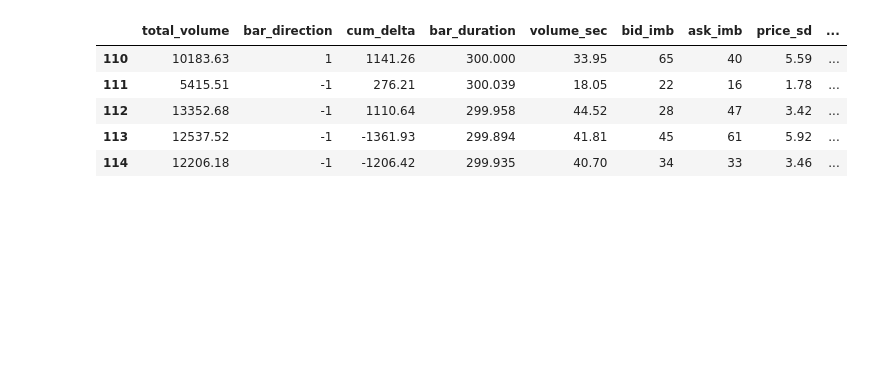
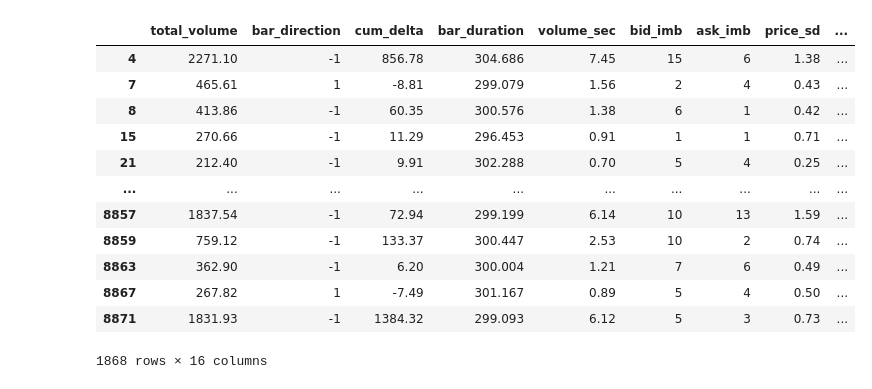
Before and after one commit to peteypivots/MarketDelta, a Jupyter notebook: plotting.ipynb, the cells around one changed output. Drawn from its saved outputs; the diff is of its cells as text; code cells hidden in the pictures; blank space fills up the shorter version.

```diff
--- a/plotting.ipynb
+++ b/plotting.ipynb
@@ -1,39 +1,50 @@
 # %%
 import numpy as np
 import pandas as pd
 
 col_names = ["start_time","end_time","open_price","closing_price","total_volume","bar_direction","cum_delta","bar_duration","volume_sec","high_wick_bid_ask","low_wick_bid_ask","bid_imb","ask_imb","price_sd","price_mean","net_delta_t3","net_delta_t2","net_delta_t1","log_return_p1"]
 
 data = pd.read_csv("output.csv", skiprows=1, header=None, names=col_names)
 data = data[["total_volume","bar_direction","cum_delta","bar_duration","volume_sec","bid_imb","ask_imb","price_sd","open_price","closing_price","price_mean","net_delta_t3","net_delta_t2","net_delta_t1","log_return_p1"]]
 
 data['log_return_p1'] = data['log_return_p1'].shift(-1)
 data = data.dropna()
 
 data["log_return_p1"] = data["log_return_p1"].astype(float)
 #data['log_bool'] = data['log_return_p1'].apply(lambda x: 'T' if float(x) > 0.2 else 'F')
 
+
 def logic(row):
-    if ((row["bar_direction"] == 1 and row["cum_delta"] < 0) or (row["bar_direction"] == -1 and row["cum_delta"] > 0)) and row["log_return_p1"] > 0.5:
-        return 'T'
+    if ((row["bar_direction"] == 1
+         and row["cum_delta"] < 0) or (row["bar_direction"] == -1
+         and row["cum_delta"] > 0)) and row["log_return_p1"] > 0.02:
+
+        return 1
     else:
-        return 'F'
+        return 0
 
 data = data.assign(log_bool=data.apply(logic, axis=1))
 
 
+#len(data["log_return_p1"] )
+len(data[data['log_bool'] == 1])
 
-len(data[data['log_bool'] == 'T'])
-
-data[data['log_bool'] == 'T'].head(1000)
-data[110:115]
+data[data['log_bool'] == 1]
+#data[3:7]
 # %% [output]
 |  | total_volume | bar_direction | cum_delta | bar_duration | volume_sec | bid_imb | ask_imb | price_sd | ... |
-| 110 | 10183.63 | 1 | 1141.26 | 300.000 | 33.95 | 65 | 40 | 5.59 | ... |
-| 111 | 5415.51 | -1 | 276.21 | 300.039 | 18.05 | 22 | 16 | 1.78 | ... |
-| 112 | 13352.68 | -1 | 1110.64 | 299.958 | 44.52 | 28 | 47 | 3.42 | ... |
-| 113 | 12537.52 | -1 | -1361.93 | 299.894 | 41.81 | 45 | 61 | 5.92 | ... |
-| 114 | 12206.18 | -1 | -1206.42 | 299.935 | 40.70 | 34 | 33 | 3.46 | ... |
+| 4 | 2271.10 | -1 | 856.78 | 304.686 | 7.45 | 15 | 6 | 1.38 | ... |
+| 7 | 465.61 | 1 | -8.81 | 299.079 | 1.56 | 2 | 4 | 0.43 | ... |
+| 8 | 413.86 | -1 | 60.35 | 300.576 | 1.38 | 6 | 1 | 0.42 | ... |
+| 15 | 270.66 | -1 | 11.29 | 296.453 | 0.91 | 1 | 1 | 0.71 | ... |
+| 21 | 212.40 | -1 | 9.91 | 302.288 | 0.70 | 5 | 4 | 0.25 | ... |
+| ... | ... | ... | ... | ... | ... | ... | ... | ... | ... |
+| 8857 | 1837.54 | -1 | 72.94 | 299.199 | 6.14 | 10 | 13 | 1.59 | ... |
+| 8859 | 759.12 | -1 | 133.37 | 300.447 | 2.53 | 10 | 2 | 0.74 | ... |
+| 8863 | 362.90 | -1 | 6.20 | 300.004 | 1.21 | 7 | 6 | 0.49 | ... |
+| 8867 | 267.82 | 1 | -7.49 | 301.167 | 0.89 | 5 | 4 | 0.50 | ... |
+| 8871 | 1831.93 | -1 | 1384.32 | 299.093 | 6.12 | 5 | 3 | 0.73 | ... |
+1868 rows × 16 columns
 # %%
 import matplotlib.pyplot as plt
 
```
Also changed, not shown: parts of 7 cells of this notebook, 3 other files.
